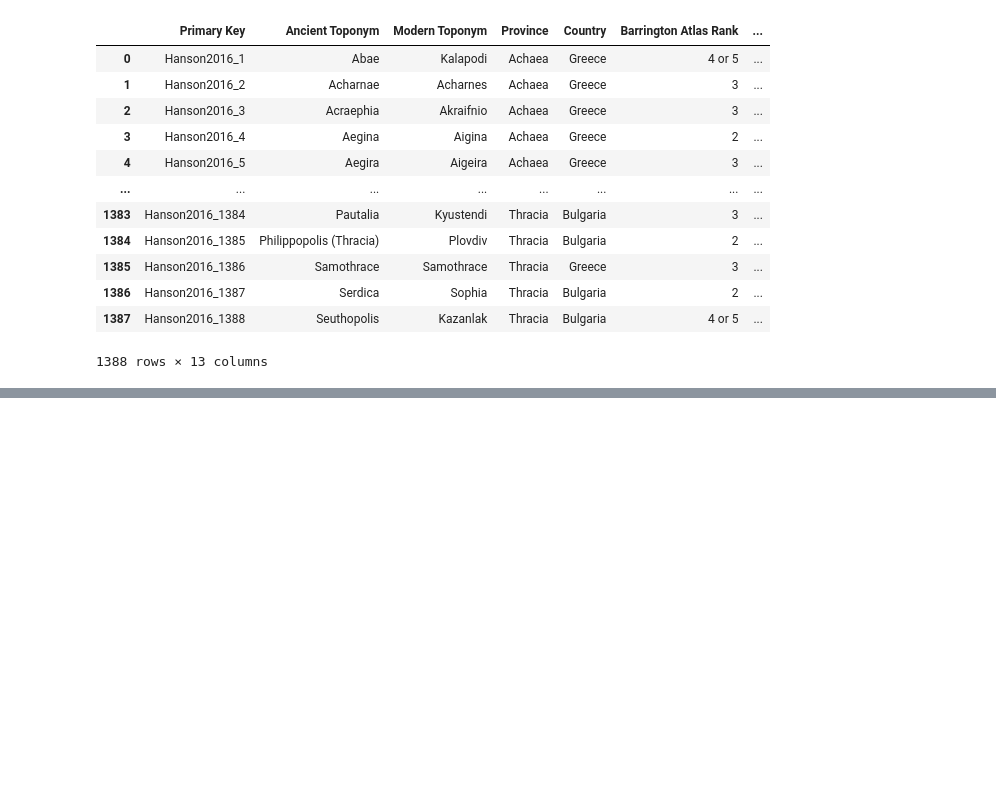
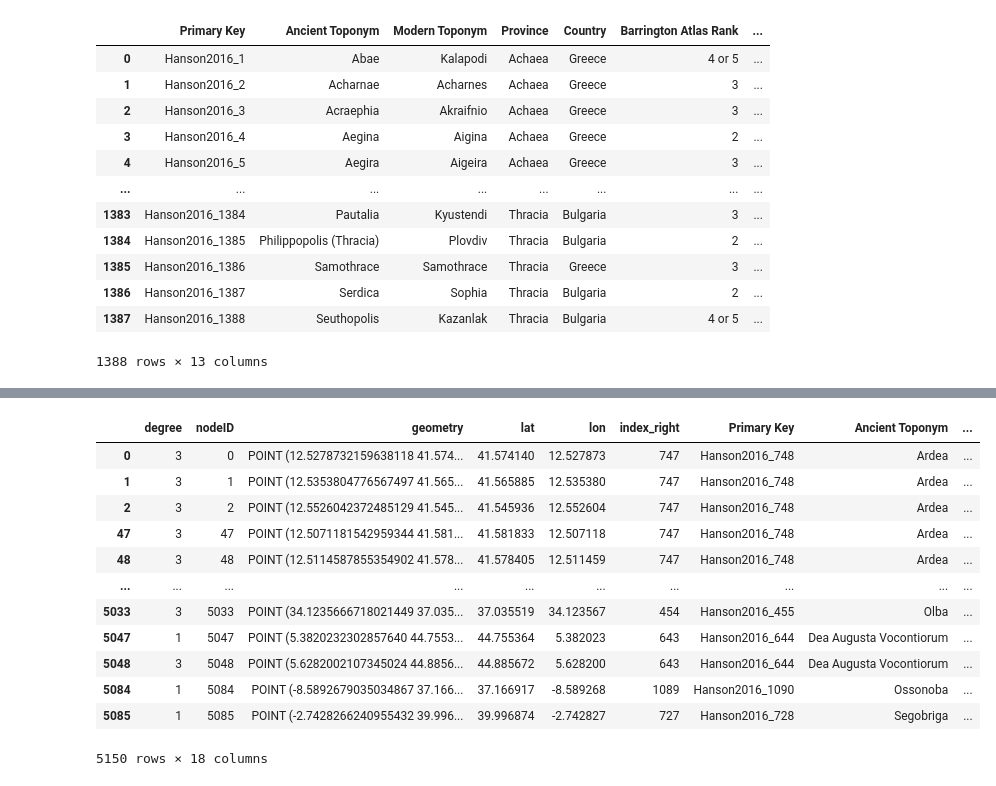
Before and after one commit to Pdegoffau/ancient-rome-data, a Jupyter notebook: roman.ipynb, the cells around one changed output, grey strips where cells are left out. Drawn from its saved outputs; the diff is of its cells as text; code cells hidden in the pictures; blank space fills up the shorter version.

Commit message:
Add city data to nodes for closest city

```diff
--- a/roman.ipynb
+++ b/roman.ipynb
@@ -33,9 +34,8 @@ nodes['lon'] = nodes['geometry'].x
 nodes.sort_values('degree')
 # %%
 cities = pd.read_csv('data/Hanson2016_Cities_OxREP.csv',encoding='latin-1')
-gdf = gpd.GeoDataFrame(
+cities_geo = gpd.GeoDataFrame(
     cities, geometry=gpd.points_from_xy(cities['Longitude (X)'], cities['Latitude (Y)']))
-gdf
 # %% [output]
 |  | Primary Key | Ancient Toponym | Modern Toponym | Province | Country | Barrington Atlas Rank | ... |
 | 0 | Hanson2016_1 | Abae | Kalapodi | Achaea | Greece | 4 or 5 | ... |
@@ -50,3 +50,5 @@ gdf
 | 1386 | Hanson2016_1387 | Serdica | Sophia | Thracia | Bulgaria | 2 | ... |
 | 1387 | Hanson2016_1388 | Seuthopolis | Kazanlak | Thracia | Bulgaria | 4 or 5 | ... |
 1388 rows × 13 columns
+# %%
+nodes_j = nodes.sjoin_nearest(cities_geo)
@@ -52,0 +64,16 @@ gdf
+# %%
+nodes_j
+# %% [output]
+|  | degree | nodeID | geometry | lat | lon | index_right | Primary Key | Ancient Toponym | ... |
+| 0 | 3 | 0 | POINT (12.5278732159638118 41.574... | 41.574140 | 12.527873 | 747 | Hanson2016_748 | Ardea | ... |
+| 1 | 3 | 1 | POINT (12.5353804776567497 41.565... | 41.565885 | 12.535380 | 747 | Hanson2016_748 | Ardea | ... |
+| 2 | 3 | 2 | POINT (12.5526042372485129 41.545... | 41.545936 | 12.552604 | 747 | Hanson2016_748 | Ardea | ... |
+| 47 | 3 | 47 | POINT (12.5071181542959344 41.581... | 41.581833 | 12.507118 | 747 | Hanson2016_748 | Ardea | ... |
+| 48 | 3 | 48 | POINT (12.5114587855354902 41.578... | 41.578405 | 12.511459 | 747 | Hanson2016_748 | Ardea | ... |
+| ... | ... | ... | ... | ... | ... | ... | ... | ... | ... |
+| 5033 | 3 | 5033 | POINT (34.1235666718021449 37.035... | 37.035519 | 34.123567 | 454 | Hanson2016_455 | Olba | ... |
+| 5047 | 1 | 5047 | POINT (5.3820232302857640 44.7553... | 44.755364 | 5.382023 | 643 | Hanson2016_644 | Dea Augusta Vocontiorum | ... |
+| 5048 | 3 | 5048 | POINT (5.6282002107345024 44.8856... | 44.885672 | 5.628200 | 643 | Hanson2016_644 | Dea Augusta Vocontiorum | ... |
+| 5084 | 1 | 5084 | POINT (-8.5892679035034867 37.166... | 37.166917 | -8.589268 | 1089 | Hanson2016_1090 | Ossonoba | ... |
+| 5085 | 1 | 5085 | POINT (-2.7428266240955432 39.996... | 39.996874 | -2.742827 | 727 | Hanson2016_728 | Segobriga | ... |
+5150 rows × 18 columns
```
Also changed, not shown: parts of 2 cells of this notebook.
